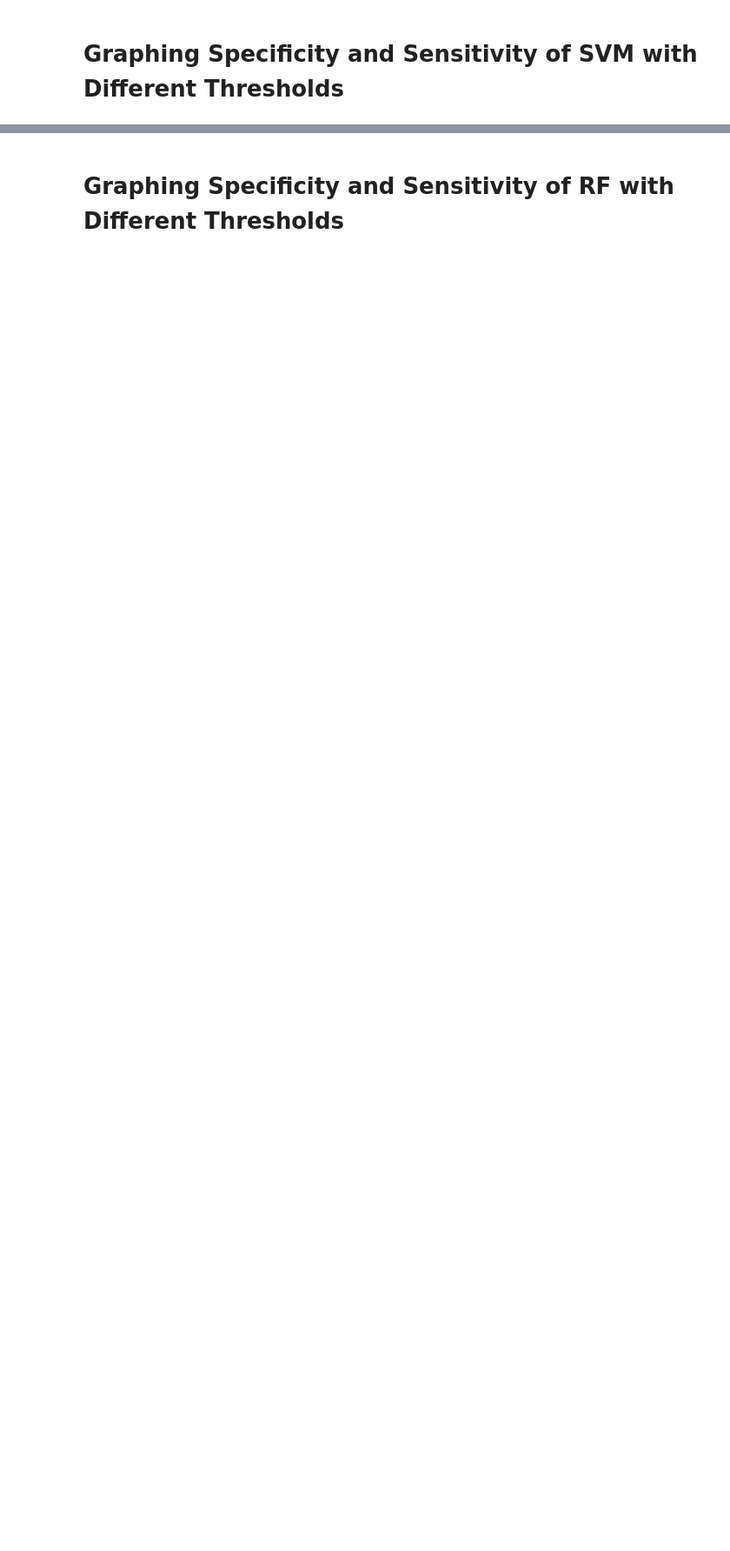
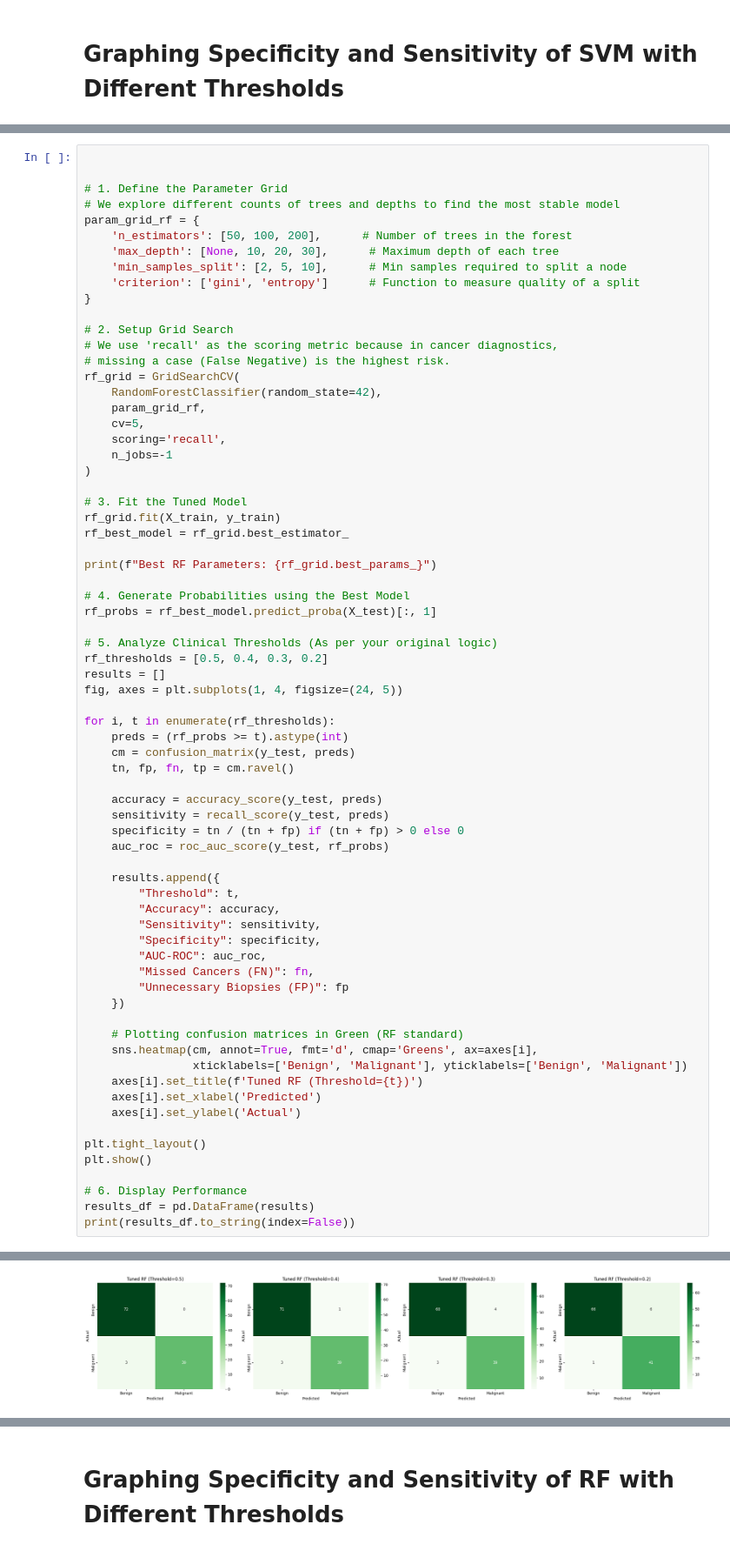
Before and after one commit to sarahcreighton/breast-cancer-classifier, a Jupyter notebook: notebooks/03_SMV_and_RF.ipynb, the cells around one changed output, grey strips where cells are left out. Shown at 87% size. Saved outputs shown, nothing was run; the diff lists cells and outputs as text; blank space fills up the shorter version.

```diff
--- a/notebooks/03_SMV_and_RF.ipynb
+++ b/notebooks/03_SMV_and_RF.ipynb
@@ -285,0 +245,71 @@ results_df.to_csv('rf_threshold_results.csv', index=False)
+# %%
+
+
+# 1. Define the Parameter Grid
+# We explore different counts of trees and depths to find the most stable model
+param_grid_rf = {
+    'n_estimators': [50, 100, 200],      # Number of trees in the forest
+    'max_depth': [None, 10, 20, 30],      # Maximum depth of each tree
+    'min_samples_split': [2, 5, 10],      # Min samples required to split a node
+    'criterion': ['gini', 'entropy']      # Function to measure quality of a split
+}
+
+# 2. Setup Grid Search
+# We use 'recall' as the scoring metric because in cancer diagnostics,
+# missing a case (False Negative) is the highest risk.
+rf_grid = GridSearchCV(
+    RandomForestClassifier(random_state=42),
+    param_grid_rf,
+    cv=5,
+    scoring='recall',
+    n_jobs=-1
+)
+
+# 3. Fit the Tuned Model
+rf_grid.fit(X_train, y_train)
+rf_best_model = rf_grid.best_estimator_
+
+print(f"Best RF Parameters: {rf_grid.best_params_}")
+
+# 4. Generate Probabilities using the Best Model
+rf_probs = rf_best_model.predict_proba(X_test)[:, 1]
+
+# 5. Analyze Clinical Thresholds (As per your original logic)
+rf_thresholds = [0.5, 0.4, 0.3, 0.2]
+results = []
+fig, axes = plt.subplots(1, 4, figsize=(24, 5))
+
+for i, t in enumerate(rf_thresholds):
+    preds = (rf_probs >= t).astype(int)
+    cm = confusion_matrix(y_test, preds)
+    tn, fp, fn, tp = cm.ravel()
+
+    accuracy = accuracy_score(y_test, preds)
+    sensitivity = recall_score(y_test, preds)
+    specificity = tn / (tn + fp) if (tn + fp) > 0 else 0
+    auc_roc = roc_auc_score(y_test, rf_probs)
+
+    results.append({
+        "Threshold": t,
+        "Accuracy": accuracy,
+        "Sensitivity": sensitivity,
+        "Specificity": specificity,
+        "AUC-ROC": auc_roc,
+        "Missed Cancers (FN)": fn,
+        "Unnecessary Biopsies (FP)": fp
+    })
+
+    # Plotting confusion matrices in Green (RF standard)
+    sns.heatmap(cm, annot=True, fmt='d', cmap='Greens', ax=axes[i],
+                xticklabels=['Benign', 'Malignant'], yticklabels=['Benign', 'Malignant'])
+    axes[i].set_title(f'Tuned RF (Threshold={t})')
+    axes[i].set_xlabel('Predicted')
+    axes[i].set_ylabel('Actual')
+
+plt.tight_layout()
+plt.show()
+
+# 6. Display Performance
+results_df = pd.DataFrame(results)
+print(results_df.to_string(index=False))
+# %% [output]
@@ -285,0 +317 @@ results_df.to_csv('rf_threshold_results.csv', index=False)
+[figure, added]
```
Also changed, not shown: parts of 6 cells of this notebook.
